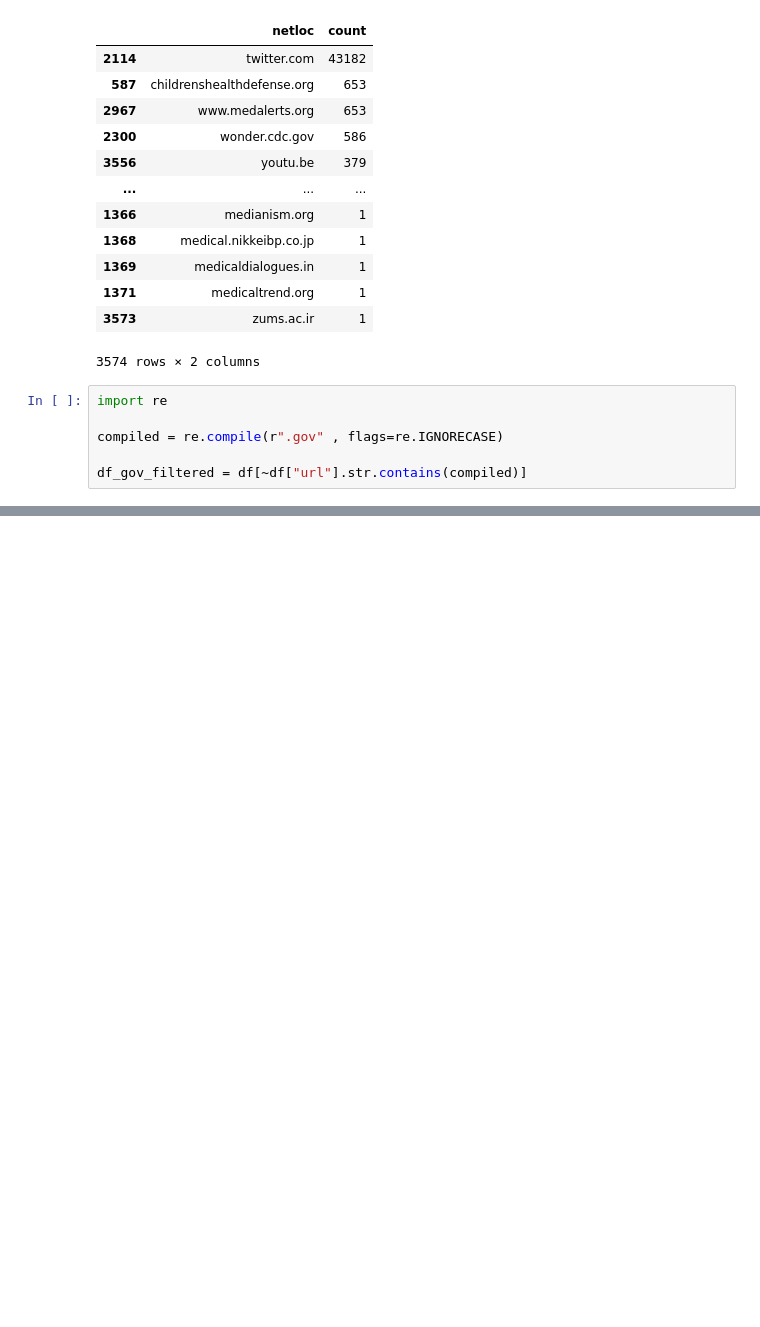
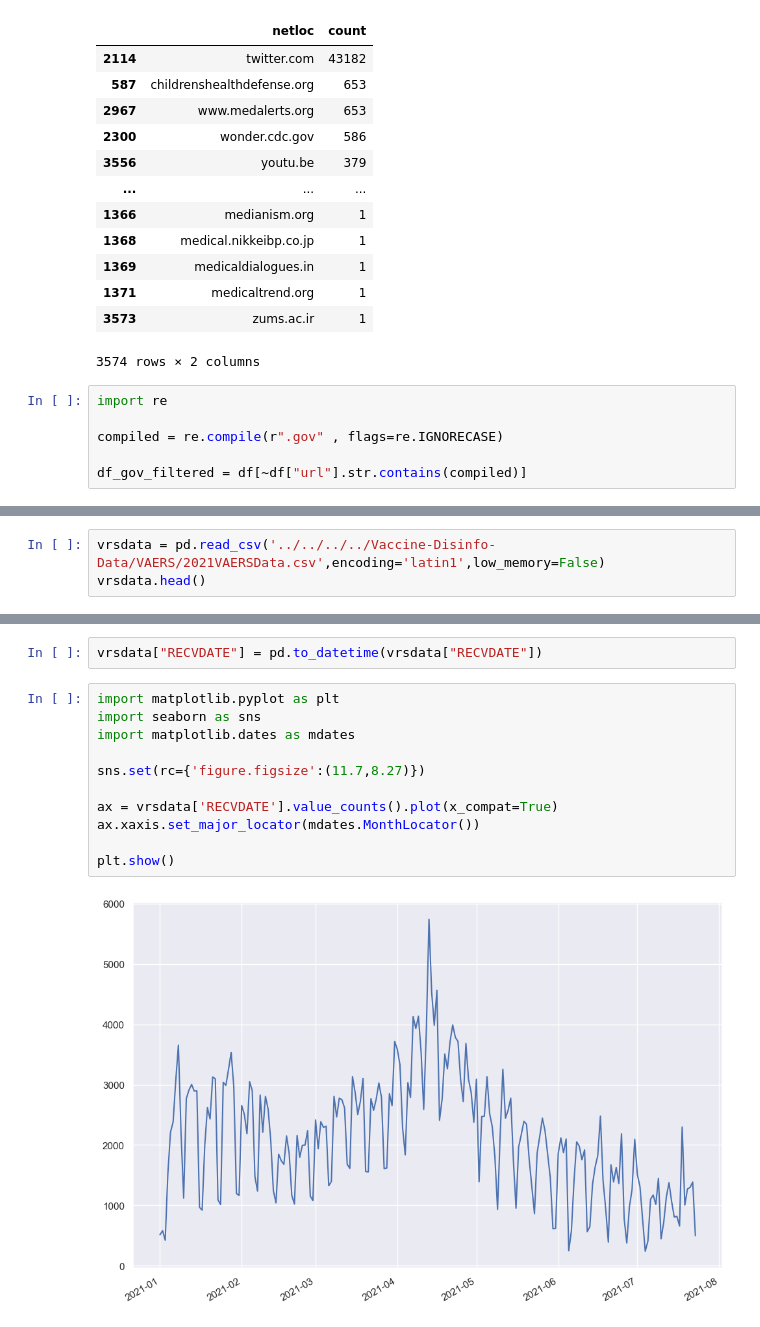
Before and after one commit to qcri/Vaccine_Disinfo, a Jupyter notebook: NEW/notebooks/VAERS_data/VAERS_Twitter_Dataset.ipynb, the cells around one changed output, grey strips where cells are left out. Drawn from its saved outputs; the diff is of its cells as text; blank space fills up the shorter version.

Commit message:
add analysis of VAERS dataset

```diff
--- a/NEW/notebooks/VAERS_data/VAERS_Twitter_Dataset.ipynb
+++ b/NEW/notebooks/VAERS_data/VAERS_Twitter_Dataset.ipynb
@@ -213,0 +216,3 @@ df_gov_filtered = df[~df["url"].str.contains(compiled)]
+# %%
+vrsdata = pd.read_csv('../../../../Vaccine-Disinfo-Data/VAERS/2021VAERSData.csv',encoding='latin1',low_memory=False)
+vrsdata.head()
@@ -213,0 +236,15 @@ df_gov_filtered = df[~df["url"].str.contains(compiled)]
+# %%
+vrsdata["RECVDATE"] = pd.to_datetime(vrsdata["RECVDATE"])
+# %%
+import matplotlib.pyplot as plt
+import seaborn as sns
+import matplotlib.dates as mdates
+
+sns.set(rc={'figure.figsize':(11.7,8.27)})
+
+ax = vrsdata['RECVDATE'].value_counts().plot(x_compat=True)
+ax.xaxis.set_major_locator(mdates.MonthLocator())
+
+plt.show()
+# %% [output]
+[figure, added]
```
Also changed, not shown: parts of 6 cells of this notebook.
